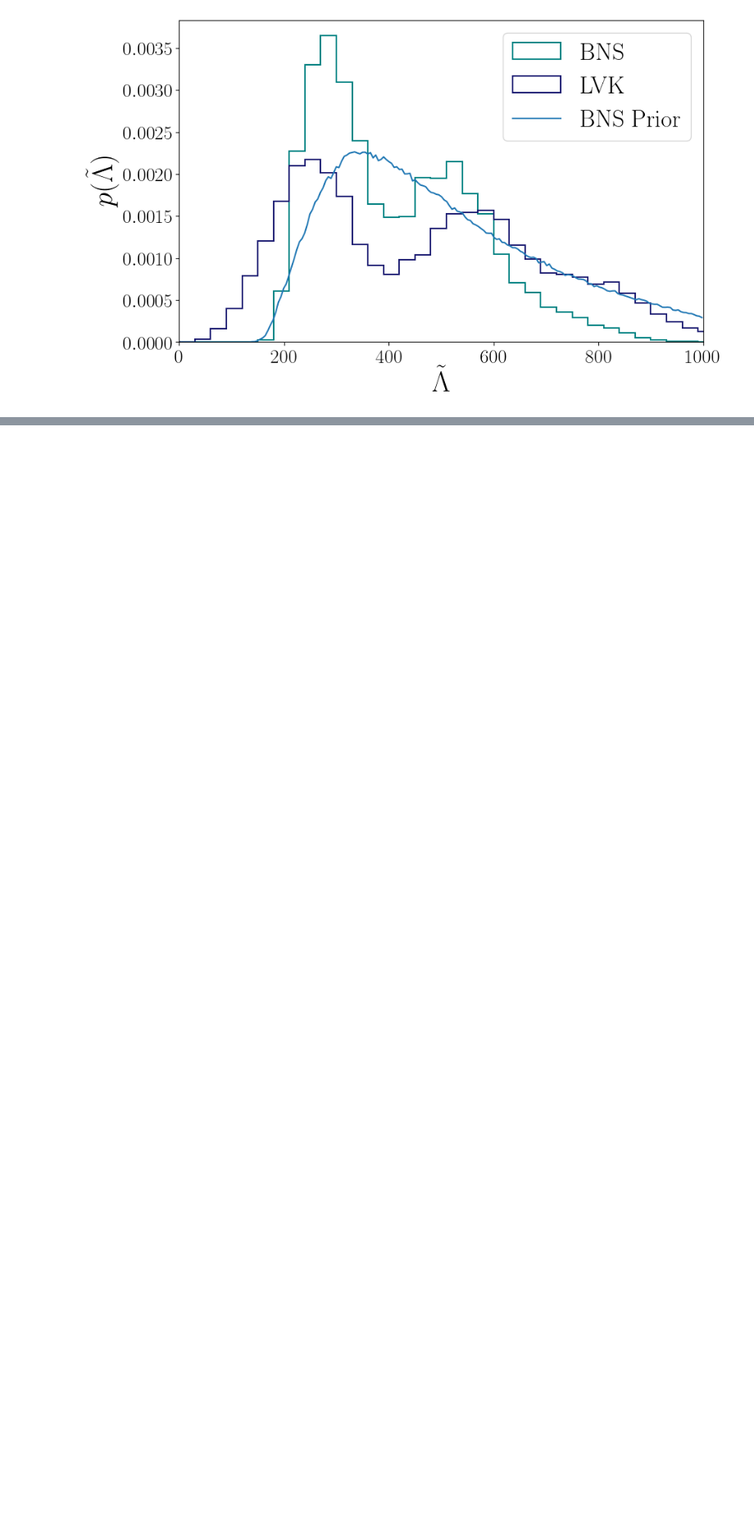
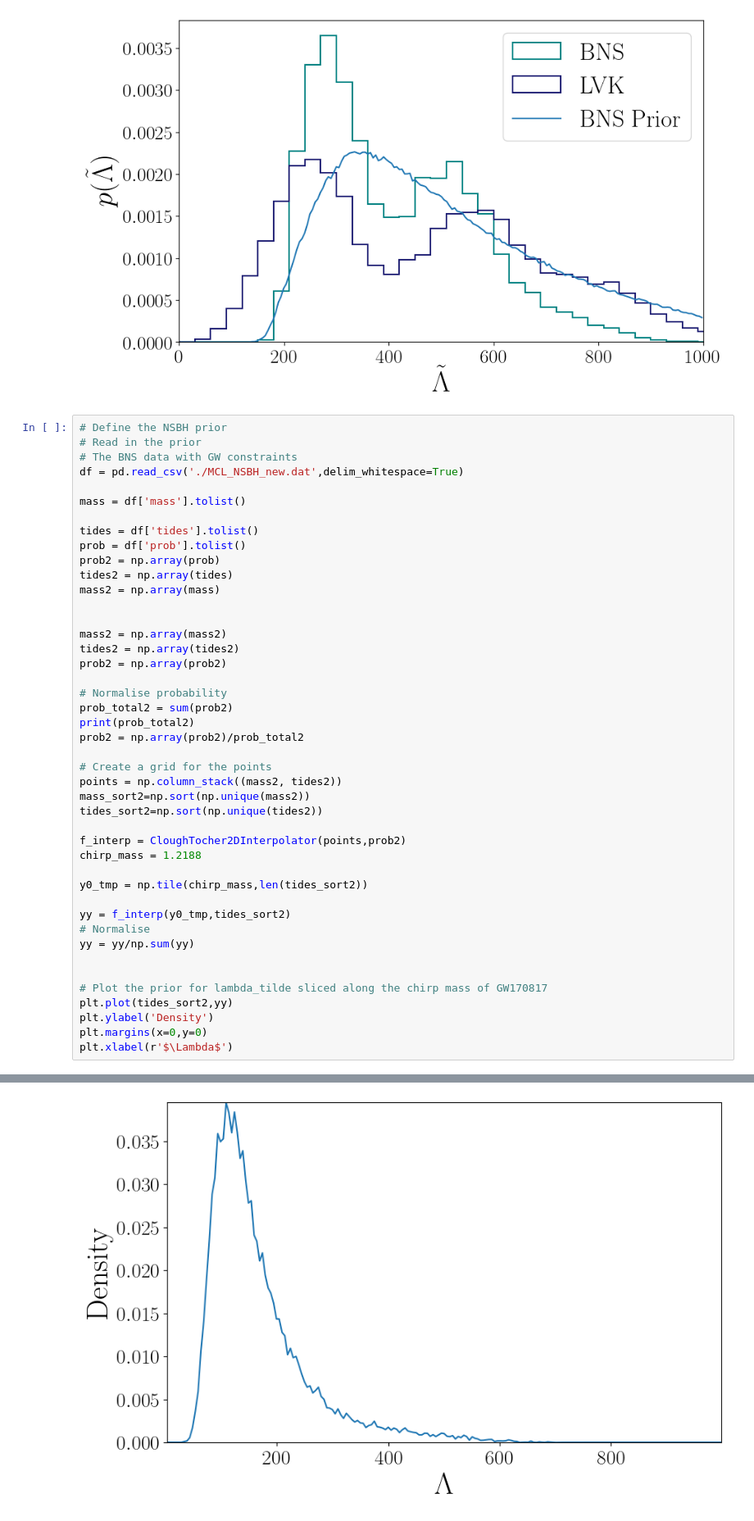
Before and after one commit to EckerChristian/MCLambdaBHNS, a Jupyter notebook: plotting_code/GW170817_lambda_tilde_with_prior.ipynb, the cells around one changed output, grey strips where cells are left out. Shown at 82% size. Drawn from its saved outputs; the diff is of its cells as text; blank space fills up the shorter version.

```diff
--- a/plotting_code/GW170817_lambda_tilde_with_prior.ipynb
+++ b/plotting_code/GW170817_lambda_tilde_with_prior.ipynb
@@ -101,3 +100,48 @@ plt.show()
 plt.close()
 # %% [output]
 [figure]
+# %%
+# Define the NSBH prior
+# Read in the prior
+# The BNS data with GW constraints
+df = pd.read_csv('./MCL_NSBH_new.dat',delim_whitespace=True)
+
+mass = df['mass'].tolist()
+
+tides = df['tides'].tolist()
+prob = df['prob'].tolist()
+prob2 = np.array(prob)
+tides2 = np.array(tides)
+mass2 = np.array(mass)
+
+
+mass2 = np.array(mass2)
+tides2 = np.array(tides2)
+prob2 = np.array(prob2)
+
+# Normalise probability
+prob_total2 = sum(prob2)
+print(prob_total2)
+prob2 = np.array(prob2)/prob_total2
+
+# Create a grid for the points
+points = np.column_stack((mass2, tides2))
+mass_sort2=np.sort(np.unique(mass2))
+tides_sort2=np.sort(np.unique(tides2))
+
+f_interp = CloughTocher2DInterpolator(points,prob2)
+chirp_mass = 1.2188
+
+y0_tmp = np.tile(chirp_mass,len(tides_sort2))
+
+yy = f_interp(y0_tmp,tides_sort2)
+# Normalise
+yy = yy/np.sum(yy)
+
+
+# Plot the prior for lambda_tilde sliced along the chirp mass of GW170817
+plt.plot(tides_sort2,yy)
+plt.ylabel('Density')
+plt.margins(x=0,y=0)
+plt.xlabel(r'$\Lambda$')
+# %% [output]
@@ -103,0 +150 @@ plt.close()
+[figure, added]
```
Also changed, not shown: parts of 3 cells of this notebook, 25 other files.
